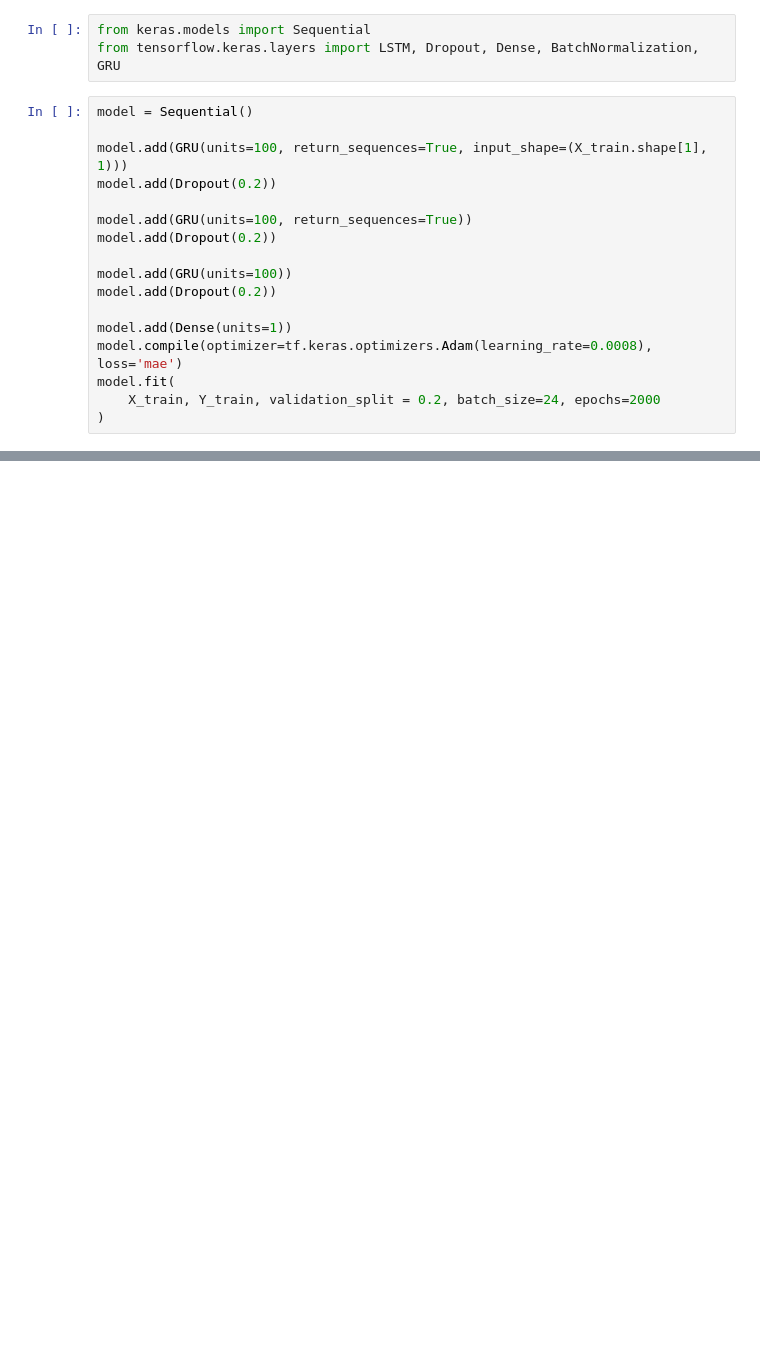
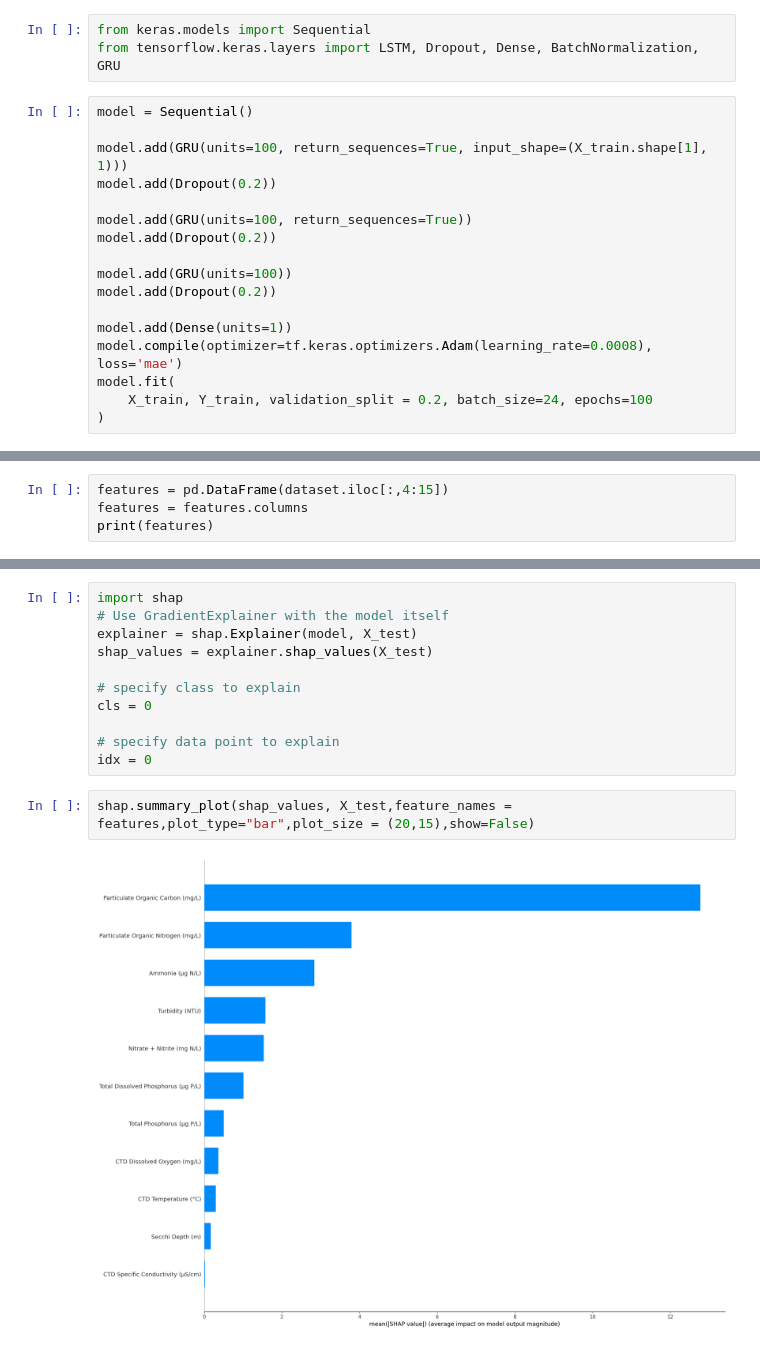
Before and after one commit to EddieZ18326/SSTP, a Jupyter notebook: GRU.ipynb, the cells around one changed output, grey strips where cells are left out. Saved outputs shown, nothing was run; the diff lists cells and outputs as text; blank space fills up the shorter version.

Commit message:
added XAI with SHAP

```diff
--- a/GRU.ipynb
+++ b/GRU.ipynb
@@ -39,6 +42,6 @@ model.add(Dropout(0.2))
 model.add(Dense(units=1))
 model.compile(optimizer=tf.keras.optimizers.Adam(learning_rate=0.0008), loss='mae')
 model.fit(
-    X_train, Y_train, validation_split = 0.2, batch_size=24, epochs=2000
+    X_train, Y_train, validation_split = 0.2, batch_size=24, epochs=100
 )
 # %% [output]
@@ -108,0 +114,4 @@ print(rmse)
+# %%
+features = pd.DataFrame(dataset.iloc[:,4:15])
+features = features.columns
+print(features)
@@ -108,0 +126,15 @@ print(rmse)
+# %%
+import shap
+# Use GradientExplainer with the model itself
+explainer = shap.Explainer(model, X_test)
+shap_values = explainer.shap_values(X_test)
+
+# specify class to explain
+cls = 0
+
+# specify data point to explain
+idx = 0
+# %%
+shap.summary_plot(shap_values, X_test,feature_names = features,plot_type="bar",plot_size = (20,15),show=False)
+# %% [output]
+[figure, added]
```
Also changed, not shown: parts of 9 cells of this notebook, 12 other files.
